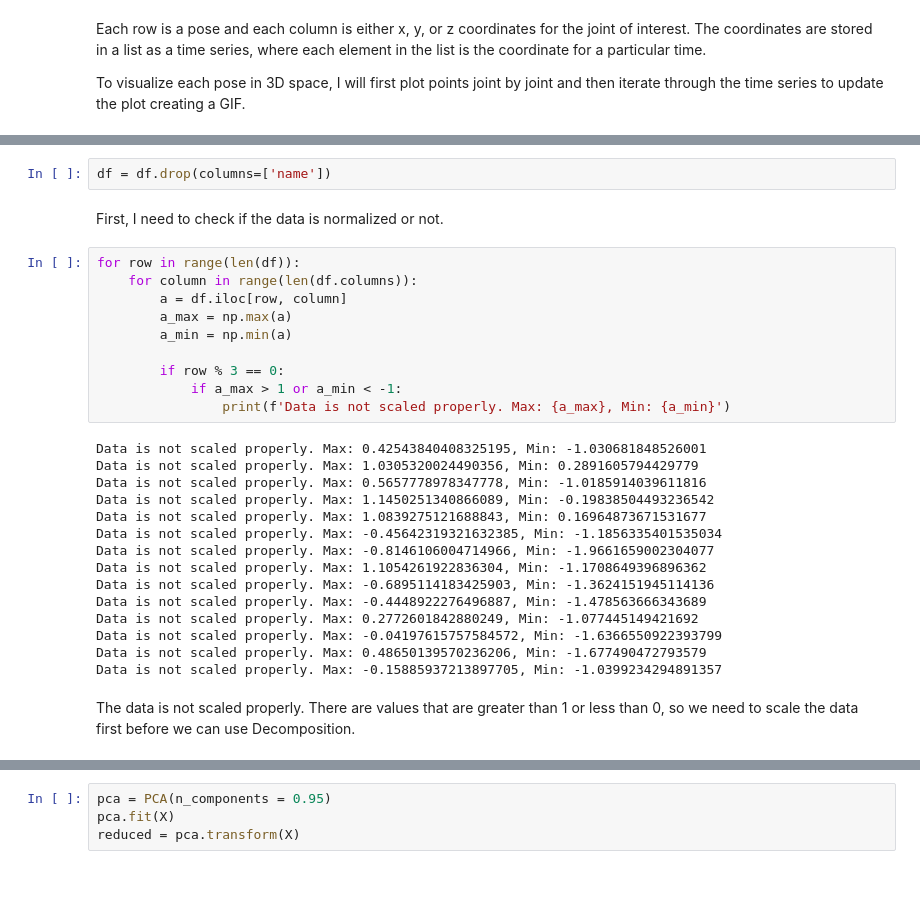
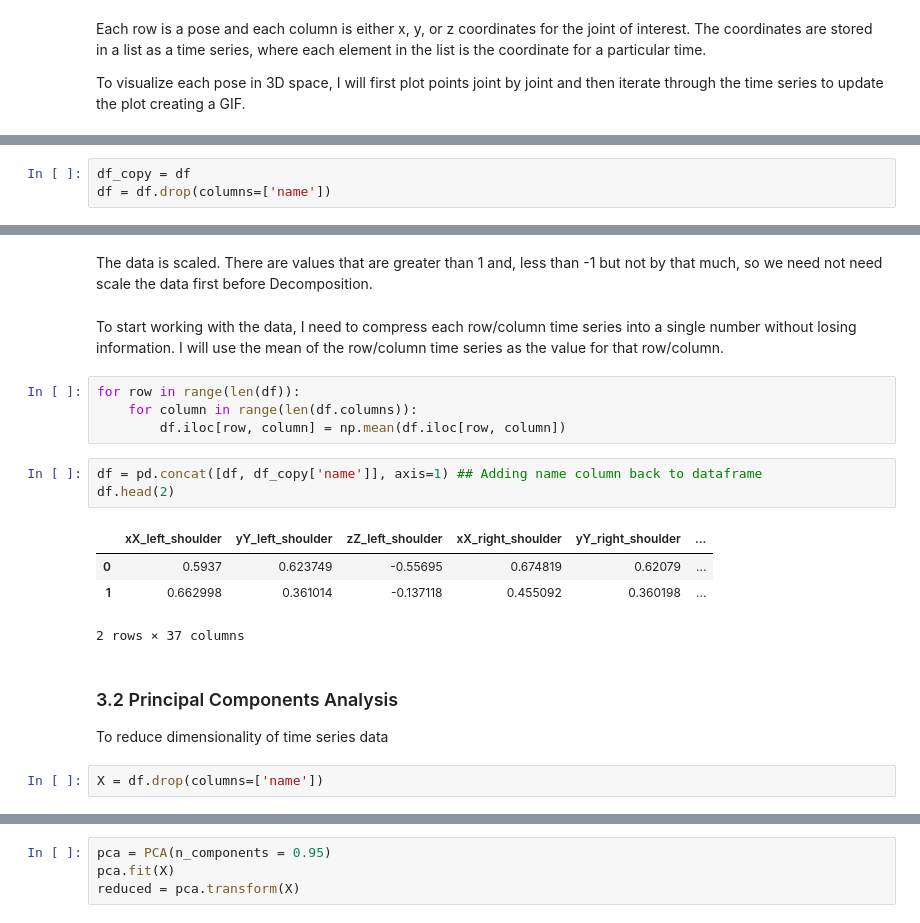
Before and after one commit to vineetver/Pose, a Jupyter notebook: Pose.ipynb, the cells around one changed output, grey strips where cells are left out. Drawn from its saved outputs; the diff is of its cells as text; blank space fills up the shorter version.

```diff
--- a/Pose.ipynb
+++ b/Pose.ipynb
@@ -232,0 +220,3 @@ In this section I will cluster similar joint movements and group them together.
+# %%
+df_copy = df
+df = df.drop(columns=['name'])
@@ -233,31 +251,23 @@ In this section I will cluster similar joint movements and group them together.
+# %% [markdown]
+The data is scaled. There are values that are greater than 1 and, less than -1 but not by that much, so we need not need scale the data first before Decomposition.
+# %% [markdown]
+To start working with the data, I need to compress each row/column time series into a single number without losing information.
+I will use the mean of the row/column time series as the value for that row/column.
+# %%
+for row in range(len(df)):
+    for column in range(len(df.columns)):
+        df.iloc[row, column] = np.mean(df.iloc[row, column])
+# %%
+df = pd.concat([df, df_copy['name']], axis=1) ## Adding name column back to dataframe
+df.head(2)
+# %% [output]
+|  | xX_left_shoulder | yY_left_shoulder | zZ_left_shoulder | xX_right_shoulder | yY_right_shoulder | ... |
+| 0 | 0.5937 | 0.623749 | -0.55695 | 0.674819 | 0.62079 | ... |
+| 1 | 0.662998 | 0.361014 | -0.137118 | 0.455092 | 0.360198 | ... |
+2 rows × 37 columns
+# %% [markdown]
+### 3.2 Principal Components Analysis
+
+To reduce dimensionality of time series data
 # %%
-df = df.drop(columns=['name'])
+X = df.drop(columns=['name'])
-# %% [markdown]
-First, I need to check if the data is normalized or not.
-# %%
-for row in range(len(df)):
-    for column in range(len(df.columns)):
-        a = df.iloc[row, column]
-        a_max = np.max(a)
-        a_min = np.min(a)
-
-        if row % 3 == 0:
-            if a_max > 1 or a_min < -1:
-                print(f'Data is not scaled properly. Max: {a_max}, Min: {a_min}')
-# %% [output]
-Data is not scaled properly. Max: 0.42543840408325195, Min: -1.030681848526001
-Data is not scaled properly. Max: 1.0305320024490356, Min: 0.2891605794429779
-Data is not scaled properly. Max: 0.5657778978347778, Min: -1.0185914039611816
-Data is not scaled properly. Max: 1.1450251340866089, Min: -0.19838504493236542
-Data is not scaled properly. Max: 1.0839275121688843, Min: 0.16964873671531677
-Data is not scaled properly. Max: -0.45642319321632385, Min: -1.1856335401535034
-Data is not scaled properly. Max: -0.8146106004714966, Min: -1.9661659002304077
-Data is not scaled properly. Max: 1.1054261922836304, Min: -1.1708649396896362
-Data is not scaled properly. Max: -0.6895114183425903, Min: -1.3624151945114136
-Data is not scaled properly. Max: -0.4448922276496887, Min: -1.478563666343689
-Data is not scaled properly. Max: 0.2772601842880249, Min: -1.077445149421692
-Data is not scaled properly. Max: -0.04197615757584572, Min: -1.6366550922393799
-Data is not scaled properly. Max: 0.48650139570236206, Min: -1.677490472793579
-Data is not scaled properly. Max: -0.15885937213897705, Min: -1.0399234294891357
-# %% [markdown]
-The data is not scaled properly. There are values that are greater than 1 or less than 0, so we need to scale the data first before we can use Decomposition.
```
Also changed, not shown: parts of 26 cells of this notebook, 1 other file.
